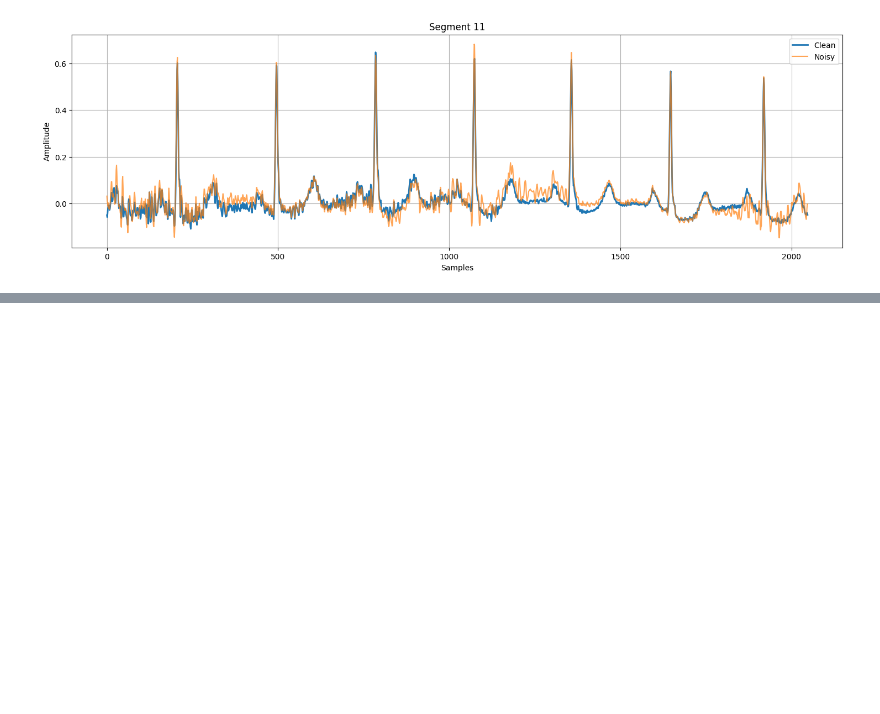
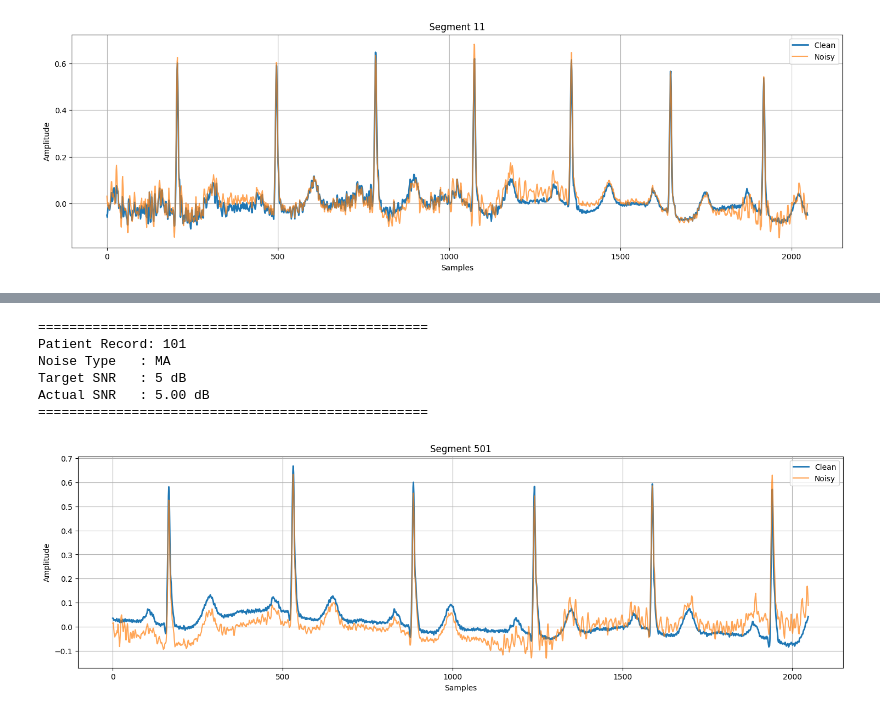
Before and after one commit to halashaheen/CAE-For-ECG-denoising, a Jupyter notebook: ECG_Denoiser_and_Classifier_via_CAE.ipynb, the cells around one changed output, grey strips where cells are left out. Saved outputs shown, nothing was run; the diff lists cells and outputs as text; code cells hidden in the pictures; blank space fills up the shorter version.

```diff
--- a/ECG_Denoiser_and_Classifier_via_CAE.ipynb
+++ b/ECG_Denoiser_and_Classifier_via_CAE.ipynb
@@ -998,0 +1014,15 @@ Actual SNR   : 10.00 dB
+# %%
+compare_segment(
+    y_train,
+    x_train,
+    train_metadata,
+    segment_index=501
+)
+# %% [output]
+==================================================
+Patient Record: 101
+Noise Type   : MA
+Target SNR   : 5 dB
+Actual SNR   : 5.00 dB
+==================================================
+[figure, added]
```
Also changed, not shown: parts of 46 cells of this notebook.
